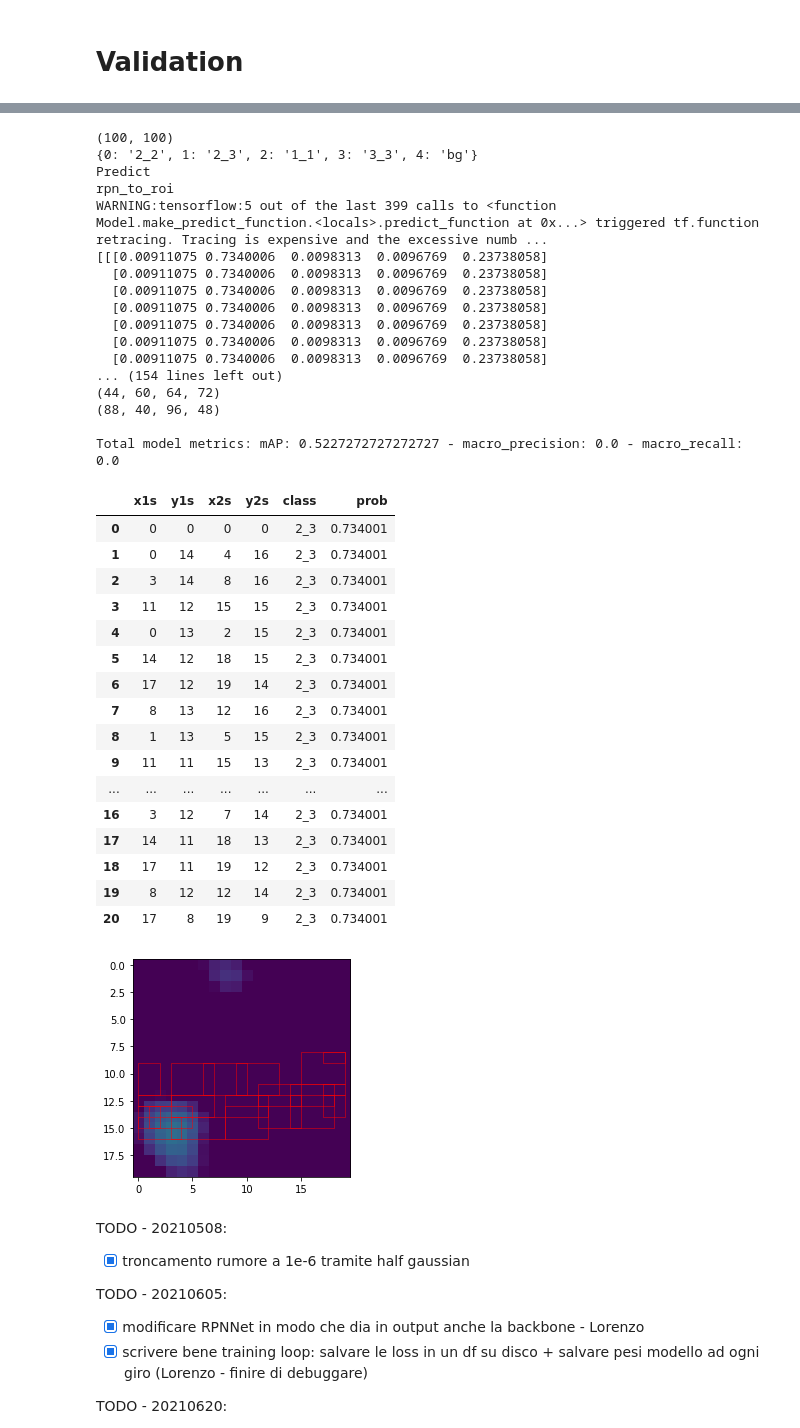
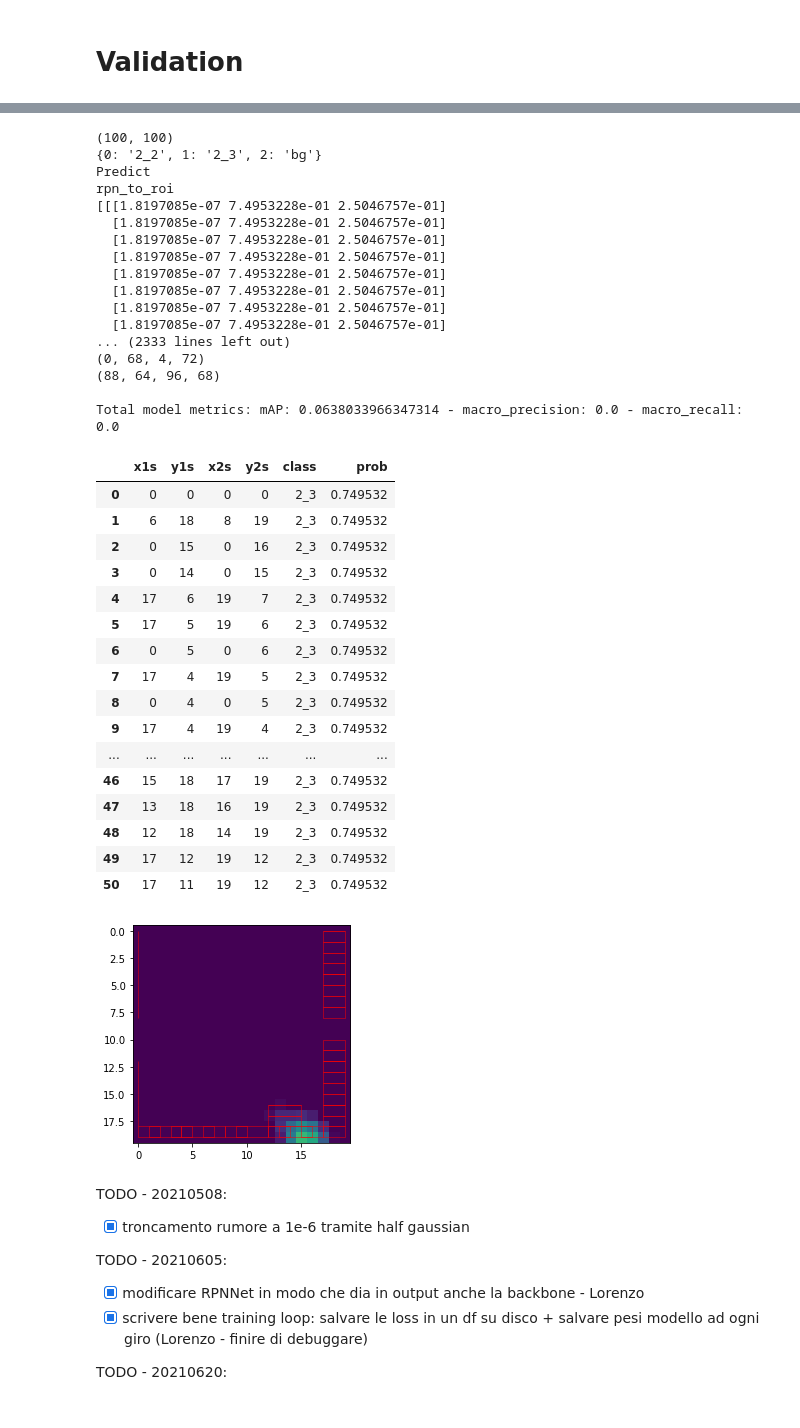
Before and after one commit to Lorenz92/SKADC1, a Jupyter notebook: main_7aff869.ipynb, the cells around one changed output, grey strips where cells are left out. Drawn from its saved outputs; the diff is of its cells as text; code cells hidden in the pictures.

```diff
--- a/main_7aff869.ipynb
+++ b/main_7aff869.ipynb
@@ -359,8 +333,8 @@ cp = '23_frcnn_baseline_16.h5'
 models.load_weigths(rpn_model_eval, detector_model_eval, backbone, checkpoint=cp)
 models.compile_models(rpn_model_eval, detector_model_eval, total_model_eval, rpn_losses=[loss.rpn_loss_cls, loss.rpn_loss_regr], detector_losses=[loss.detector_loss_cls, loss.detector_loss_regr], class_list=ska_dataset.class_list)
 # %%
-patch_id = ['3_16406_16729_20']
-# patch_id = ska_dataset.train_patch_list
+# patch_id = ['3_16406_16729_20']
+patch_id = ska_dataset.train_patch_list
 # print(patch_id)
 # gt = pd.read_pickle(f'{config.TRAIN_PATCHES_FOLDER}/{patch_id[0]}/{patch_id[0]}.pkl')
 # display(gt['class_label'])
@@ -368,22 +342,22 @@ patch_id = ['3_16406_16729_20']
 preds, mAP, prec, recall = evaluate_model(rpn_model_eval, detector_model_eval, backbone, patch_id, ska_dataset.class_list, metric_threshold=.5)
 # %% [output]
 (100, 100)
-{0: '2_2', 1: '2_3', 2: '1_1', 3: '3_3', 4: 'bg'}
+{0: '2_2', 1: '2_3', 2: 'bg'}
 Predict
 rpn_to_roi
-WARNING:tensorflow:5 out of the last 399 calls to <function Model.make_predict_function.<locals>.predict_function at 0x...> triggered tf.function retracing. Tracing is expensive and the excessive numb ...
-[[[0.00911075 0.7340006  0.0098313  0.0096769  0.23738058]
-  [0.00911075 0.7340006  0.0098313  0.0096769  0.23738058]
-  [0.00911075 0.7340006  0.0098313  0.0096769  0.23738058]
-  [0.00911075 0.7340006  0.0098313  0.0096769  0.23738058]
-  [0.00911075 0.7340006  0.0098313  0.0096769  0.23738058]
-  [0.00911075 0.7340006  0.0098313  0.0096769  0.23738058]
-  [0.00911075 0.7340006  0.0098313  0.0096769  0.23738058]
-... (154 lines left out)
-(44, 60, 64, 72)
-(88, 40, 96, 48)
+[[[1.8197085e-07 7.4953228e-01 2.5046757e-01]
+  [1.8197085e-07 7.4953228e-01 2.5046757e-01]
+  [1.8197085e-07 7.4953228e-01 2.5046757e-01]
+  [1.8197085e-07 7.4953228e-01 2.5046757e-01]
+  [1.8197085e-07 7.4953228e-01 2.5046757e-01]
+  [1.8197085e-07 7.4953228e-01 2.5046757e-01]
+  [1.8197085e-07 7.4953228e-01 2.5046757e-01]
+  [1.8197085e-07 7.4953228e-01 2.5046757e-01]
+... (2333 lines left out)
+(0, 68, 4, 72)
+(88, 64, 96, 68)
 
-Total model metrics: mAP: 0.5227272727272727 - macro_precision: 0.0 - macro_recall: 0.0
+Total model metrics: mAP: 0.0638033966347314 - macro_precision: 0.0 - macro_recall: 0.0
 # %%
 preds
 # %%
@@ -393,33 +367,33 @@ print_img(config.TRAIN_PATCHES_FOLDER, '3_16406_16729_20')
 # %%
-anch = pd.read_pickle(f'{config.EVAL_RESULTS}/3_16406_16729_20/3_16406_16729_20.pkl')
+anch = pd.read_pickle(f'{config.EVAL_RESULTS}/6_16436_16729_20/6_16436_16729_20.pkl')
 display(anch)
 # %% [output]
 |  | x1s | y1s | x2s | y2s | class | prob |
-| 0 | 0 | 0 | 0 | 0 | 2_3 | 0.734001 |
-| 1 | 0 | 14 | 4 | 16 | 2_3 | 0.734001 |
-| 2 | 3 | 14 | 8 | 16 | 2_3 | 0.734001 |
-| 3 | 11 | 12 | 15 | 15 | 2_3 | 0.734001 |
-| 4 | 0 | 13 | 2 | 15 | 2_3 | 0.734001 |
-| 5 | 14 | 12 | 18 | 15 | 2_3 | 0.734001 |
-| 6 | 17 | 12 | 19 | 14 | 2_3 | 0.734001 |
-| 7 | 8 | 13 | 12 | 16 | 2_3 | 0.734001 |
-| 8 | 1 | 13 | 5 | 15 | 2_3 | 0.734001 |
-| 9 | 11 | 11 | 15 | 13 | 2_3 | 0.734001 |
+| 0 | 0 | 0 | 0 | 0 | 2_3 | 0.749532 |
+| 1 | 6 | 18 | 8 | 19 | 2_3 | 0.749532 |
+| 2 | 0 | 15 | 0 | 16 | 2_3 | 0.749532 |
+| 3 | 0 | 14 | 0 | 15 | 2_3 | 0.749532 |
+| 4 | 17 | 6 | 19 | 7 | 2_3 | 0.749532 |
+| 5 | 17 | 5 | 19 | 6 | 2_3 | 0.749532 |
+| 6 | 0 | 5 | 0 | 6 | 2_3 | 0.749532 |
+| 7 | 17 | 4 | 19 | 5 | 2_3 | 0.749532 |
+| 8 | 0 | 4 | 0 | 5 | 2_3 | 0.749532 |
+| 9 | 17 | 4 | 19 | 4 | 2_3 | 0.749532 |
 | ... | ... | ... | ... | ... | ... | ... |
-| 16 | 3 | 12 | 7 | 14 | 2_3 | 0.734001 |
-| 17 | 14 | 11 | 18 | 13 | 2_3 | 0.734001 |
-| 18 | 17 | 11 | 19 | 12 | 2_3 | 0.734001 |
-| 19 | 8 | 12 | 12 | 14 | 2_3 | 0.734001 |
-| 20 | 17 | 8 | 19 | 9 | 2_3 | 0.734001 |
+| 46 | 15 | 18 | 17 | 19 | 2_3 | 0.749532 |
+| 47 | 13 | 18 | 16 | 19 | 2_3 | 0.749532 |
+| 48 | 12 | 18 | 14 | 19 | 2_3 | 0.749532 |
+| 49 | 17 | 12 | 19 | 12 | 2_3 | 0.749532 |
+| 50 | 17 | 11 | 19 | 12 | 2_3 | 0.749532 |
 # %%
 anch['width'] = anch['x2s'] - anch['x1s']
 anch['heght'] = anch['y2s'] - anch['y1s']
 # %%
 anch.describe()
 # %%
-print_img(config.TRAIN_PATCHES_FOLDER, '3_16406_16729_20', config.EVAL_RESULTS)
+print_img(config.TRAIN_PATCHES_FOLDER, '6_16436_16729_20', config.EVAL_RESULTS)
 # %% [output]
-[figure, old version]
+[figure, new version]
 # %% [markdown]
 TODO - 20210508:
 - [X] troncamento rumore a 1e-6 tramite half gaussian
```
Also changed, not shown: parts of 22 cells of this notebook, 3 other files.
